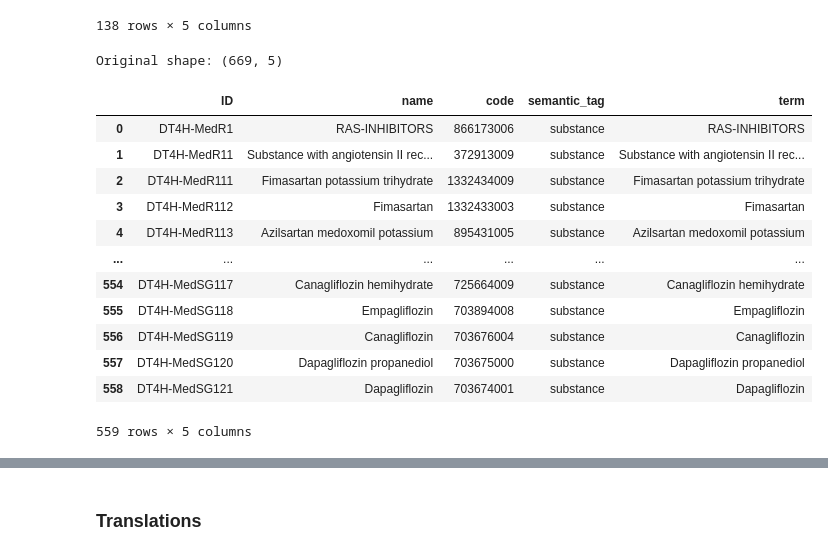
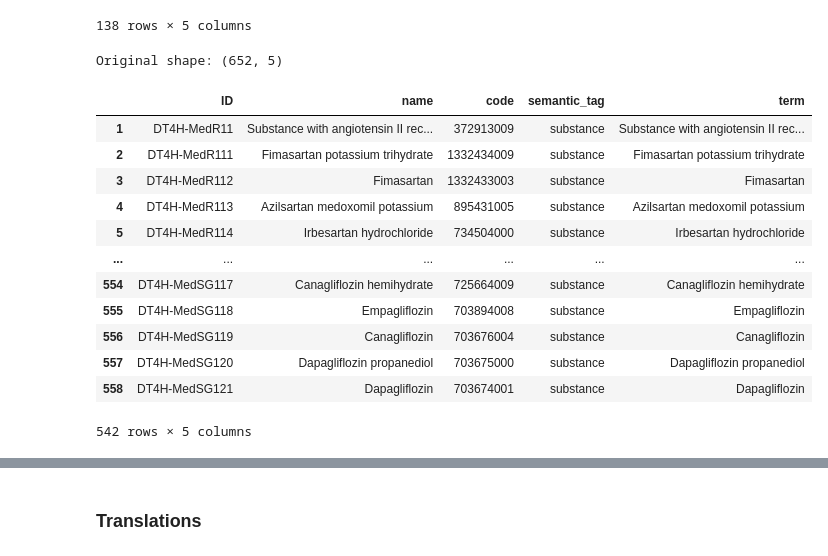
Before and after one commit to nlp4bia-bsc/dt4h-coverage-dash, a Jupyter notebook: notebooks/data-retrieval.ipynb, the cells around one changed output, grey strips where cells are left out. Saved outputs shown, nothing was run; the diff lists cells and outputs as text; code cells hidden in the pictures.

Commit message:
Fix issue with repeated variables

```diff
--- a/notebooks/data-retrieval.ipynb
+++ b/notebooks/data-retrieval.ipynb
@@ -405,30 +405,38 @@ df_variables_orig
 # %%
 df_variables_med = pd.read_csv(os.path.join(VAR_DATA, 'DT4H Multilingual Dictionary Entity Linking - Medication.csv'),
                                  dtype={'code': str},
                                  usecols=['DT4HID', 'SNOMEDID NUMBER', 'CONCEPT', 'SNOMEDID CLASS'])
 
 df_variables_med = df_variables_med.rename(columns={'DT4HID': 'ID', 'SNOMEDID NUMBER': 'code',
                                                     'CONCEPT': 'name', 'SNOMEDID CLASS': 'semantic_tag'})
+
 df_variables_med["term"] = df_variables_med["name"]
 
+df_vars_med_ovlap = df_variables_med[df_variables_med["ID"].isin(df_variables_orig["ID"])]
+# Remove those that are already in the "all variables"
+df_variables_med = df_variables_med[~df_variables_med["ID"].isin(df_variables_orig["ID"])]
+
 df_variables_orig_med = pd.concat([df_variables_orig, df_variables_med], ignore_index=True)
+
+df_variables_orig_med = df_variables_orig_med.drop_duplicates(subset=["ID"])
+df_variables_orig_med.loc[df_variables_orig_med["ID"].isin(df_vars_med_ovlap["ID"]), ["semantic_tag", "term"]] = df_vars_med_ovlap[["semantic_tag", "term"]].values
 
 df_variables_orig_med.dropna(inplace=True)
 
 print("Original shape:", df_variables_orig_med.shape, "\n")
 df_variables_med
 # %% [output]
-Original shape: (669, 5)
+Original shape: (652, 5)
 |  | ID | name | code | semantic_tag | term |
-| 0 | DT4H-MedR1 | RAS-INHIBITORS | 866173006 | substance | RAS-INHIBITORS |
 | 1 | DT4H-MedR11 | Substance with angiotensin II rec... | 372913009 | substance | Substance with angiotensin II rec... |
 | 2 | DT4H-MedR111 | Fimasartan potassium trihydrate | 1332434009 | substance | Fimasartan potassium trihydrate |
 | 3 | DT4H-MedR112 | Fimasartan | 1332433003 | substance | Fimasartan |
 | 4 | DT4H-MedR113 | Azilsartan medoxomil potassium | 895431005 | substance | Azilsartan medoxomil potassium |
+| 5 | DT4H-MedR114 | Irbesartan hydrochloride | 734504000 | substance | Irbesartan hydrochloride |
 | ... | ... | ... | ... | ... | ... |
 | 554 | DT4H-MedSG117 | Canagliflozin hemihydrate | 725664009 | substance | Canagliflozin hemihydrate |
 | 555 | DT4H-MedSG118 | Empagliflozin | 703894008 | substance | Empagliflozin |
 | 556 | DT4H-MedSG119 | Canagliflozin | 703676004 | substance | Canagliflozin |
 | 557 | DT4H-MedSG120 | Dapagliflozin propanediol | 703675000 | substance | Dapagliflozin propanediol |
 | 558 | DT4H-MedSG121 | Dapagliflozin | 703674001 | substance | Dapagliflozin |
-559 rows × 5 columns
+542 rows × 5 columns
```
Also changed, not shown: parts of 3 cells of this notebook, 1 other file.
